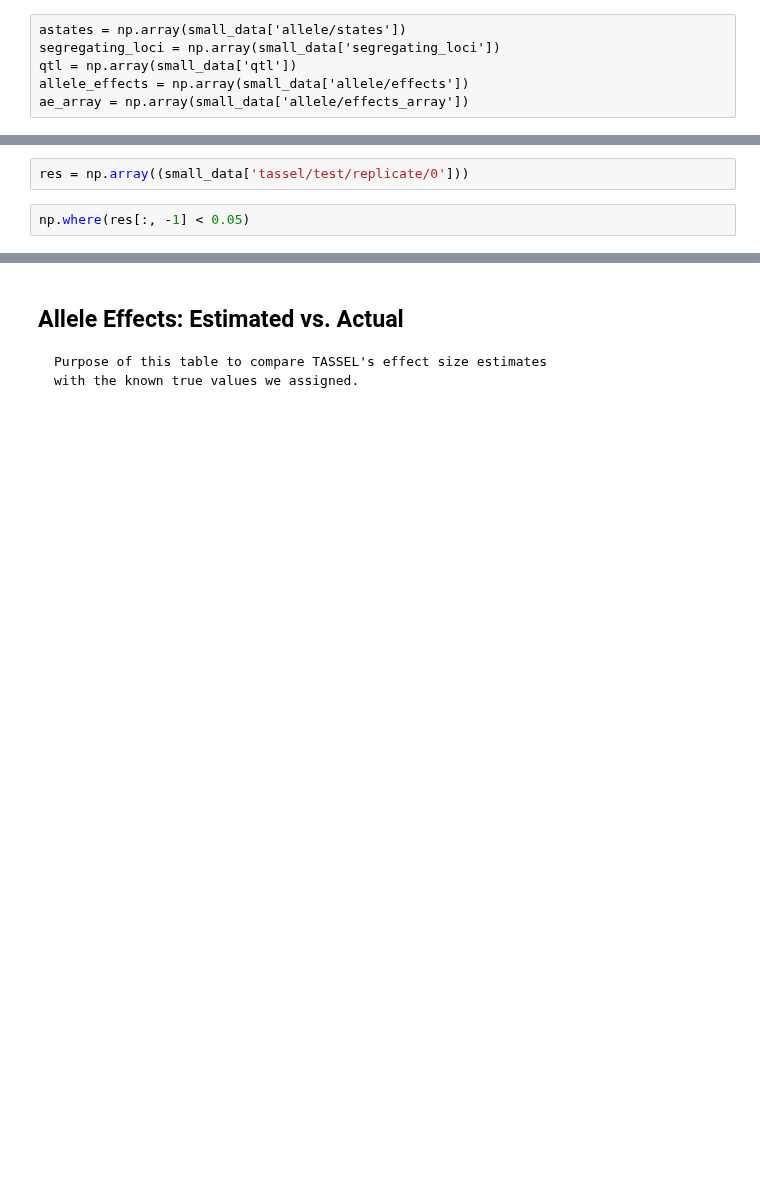
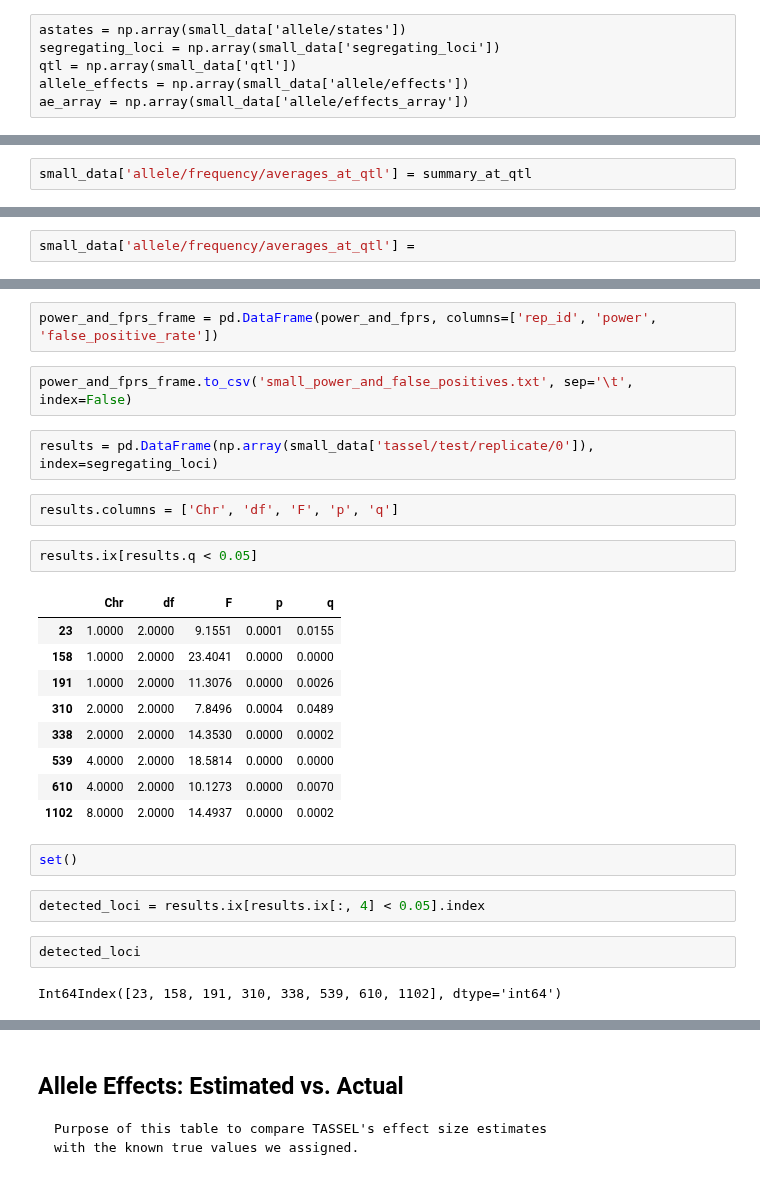
Before and after one commit to maizeatlas/saegus, a Jupyter notebook: devel/magic/1478/small_scale_run.ipynb, the cells around one changed output, grey strips where cells are left out. Saved outputs shown, nothing was run; the diff lists cells and outputs as text; blank space fills up the shorter version.

```diff
--- a/devel/magic/1478/small_scale_run.ipynb
+++ b/devel/magic/1478/small_scale_run.ipynb
@@ -340,0 +517,2 @@ power_fprs
+# %%
+small_data['allele/frequency/averages_at_qtl'] = summary_at_qtl
@@ -340,0 +672,2 @@ power_fprs
+# %%
+small_data['allele/frequency/averages_at_qtl'] =
@@ -341,5 +875,29 @@ power_fprs
+# %%
+power_and_fprs_frame = pd.DataFrame(power_and_fprs, columns=['rep_id', 'power', 'false_positive_rate'])
+# %%
+power_and_fprs_frame.to_csv('small_power_and_false_positives.txt', sep='\t', index=False)
 # %%
-res = np.array((small_data['tassel/test/replicate/0']))
+results = pd.DataFrame(np.array(small_data['tassel/test/replicate/0']), index=segregating_loci)
-# %%
-np.where(res[:, -1] < 0.05)
+# %%
+results.columns = ['Chr', 'df', 'F', 'p', 'q']
+# %%
+results.ix[results.q < 0.05]
+# %% [output]
+|  | Chr | df | F | p | q |
+| 23 | 1.0000 | 2.0000 | 9.1551 | 0.0001 | 0.0155 |
+| 158 | 1.0000 | 2.0000 | 23.4041 | 0.0000 | 0.0000 |
+| 191 | 1.0000 | 2.0000 | 11.3076 | 0.0000 | 0.0026 |
+| 310 | 2.0000 | 2.0000 | 7.8496 | 0.0004 | 0.0489 |
+| 338 | 2.0000 | 2.0000 | 14.3530 | 0.0000 | 0.0002 |
+| 539 | 4.0000 | 2.0000 | 18.5814 | 0.0000 | 0.0000 |
+| 610 | 4.0000 | 2.0000 | 10.1273 | 0.0000 | 0.0070 |
+| 1102 | 8.0000 | 2.0000 | 14.4937 | 0.0000 | 0.0002 |
+# %%
+set()
+# %%
+detected_loci = results.ix[results.ix[:, 4] < 0.05].index
+# %%
+detected_loci
+# %% [output]
+Int64Index([23, 158, 191, 310, 338, 539, 610, 1102], dtype='int64')
 # %%
```
Also changed, not shown: parts of 133 cells of this notebook, 1 other file.
